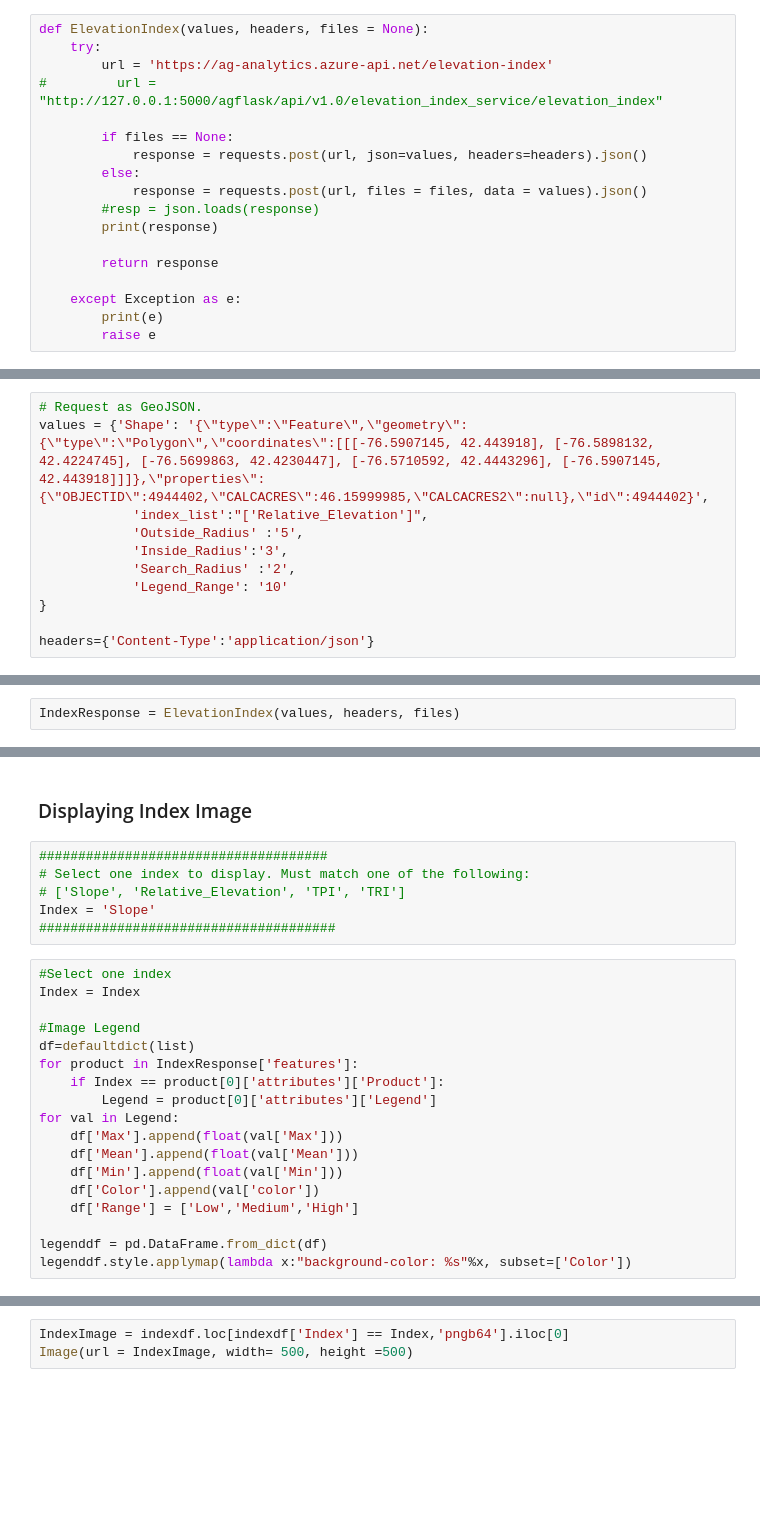
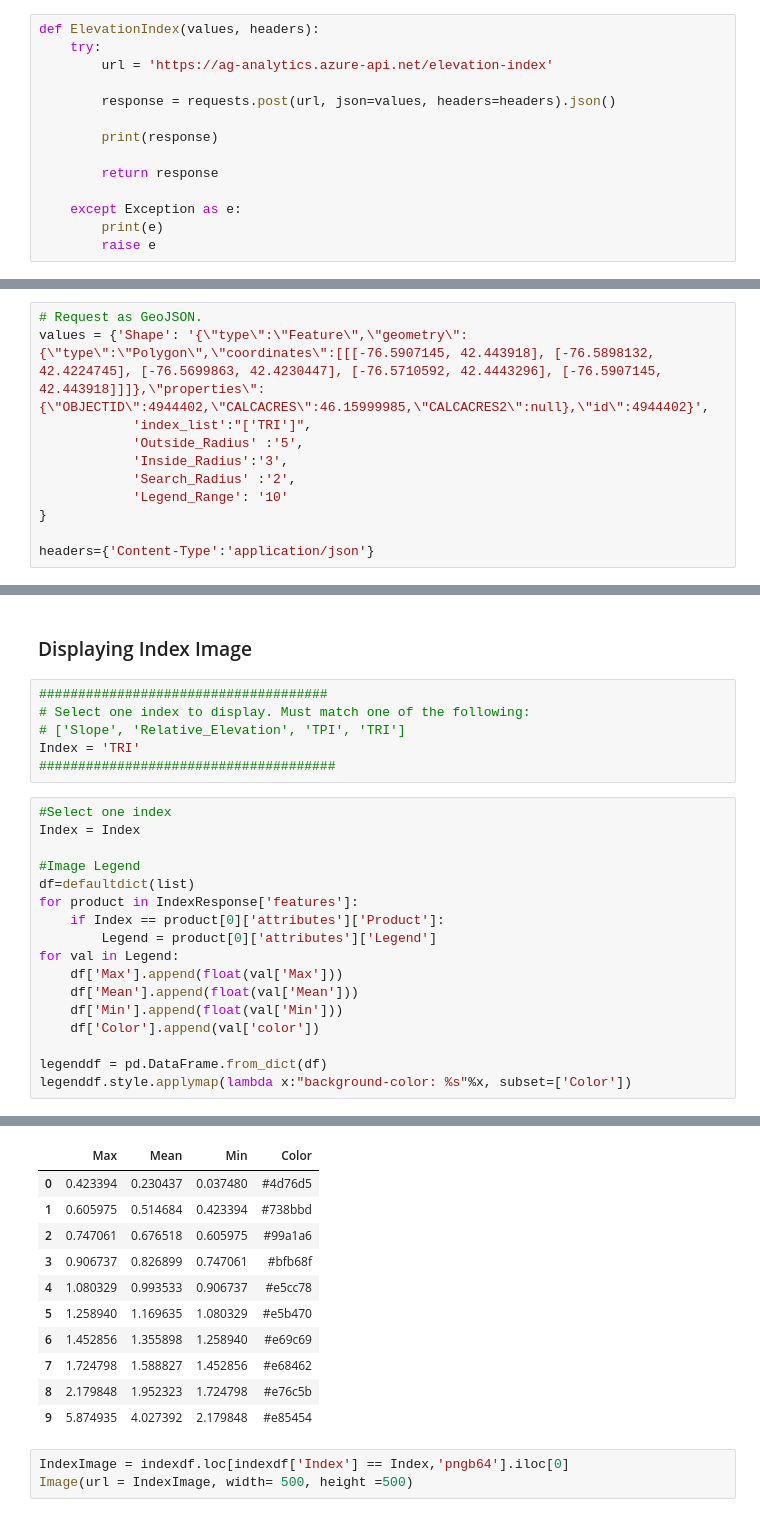
Before and after one commit to woodardjoshua/API_AgAnalytics, a Jupyter notebook: Elevation_Index/Ag-Analytics - Elevation Index API - Demo.ipynb, the cells around one changed output, grey strips where cells are left out. Cells and saved outputs as stored; diff of their text form; blank space fills up the shorter version.

```diff
--- a/Elevation_Index/Ag-Analytics - Elevation Index API - Demo.ipynb
+++ b/Elevation_Index/Ag-Analytics - Elevation Index API - Demo.ipynb
@@ -48,16 +48,12 @@ Request URL:  https://ag-analytics.azure-api.net/elevation-index
 # %% [markdown]
 ### API Function
 # %%
-def ElevationIndex(values, headers, files = None):
+def ElevationIndex(values, headers):
     try:
         url = 'https://ag-analytics.azure-api.net/elevation-index'
-#         url = "http://127.0.0.1:5000/agflask/api/v1.0/elevation_index_service/elevation_index"
 
-        if files == None:
-            response = requests.post(url, json=values, headers=headers).json()
-        else:
-            response = requests.post(url, files = files, data = values).json()
-        #resp = json.loads(response)
+        response = requests.post(url, json=values, headers=headers).json()
+
         print(response)
 
         return response
@@ -70,7 +66,7 @@ def ElevationIndex(values, headers, files = None):
 # %%
 # Request as GeoJSON.
 values = {'Shape': '{\"type\":\"Feature\",\"geometry\":{\"type\":\"Polygon\",\"coordinates\":[[[-76.5907145, 42.443918], [-76.5898132, 42.4224745], [-76.5699863, 42.4230447], [-76.5710592, 42.4443296], [-76.5907145, 42.443918]]]},\"properties\":{\"OBJECTID\":4944402,\"CALCACRES\":46.15999985,\"CALCACRES2\":null},\"id\":4944402}',
-            'index_list':"['Relative_Elevation']",
+            'index_list':"['TRI']",
             'Outside_Radius' :'5',
             'Inside_Radius':'3',
             'Search_Radius' :'2',
@@ -111,2 +80,0 @@ headers={'Content-Type':'multipart/form-data'}
-# %%
-IndexResponse = ElevationIndex(values, headers, files)
@@ -139,7 +102,7 @@ indexdf
 #####################################
 # Select one index to display. Must match one of the following:
 # ['Slope', 'Relative_Elevation', 'TPI', 'TRI']
-Index = 'Slope'
+Index = 'TRI'
 ######################################
 # %%
 #Select one index
@@ -155,7 +118,6 @@ for val in Legend:
     df['Mean'].append(float(val['Mean']))
     df['Min'].append(float(val['Min']))
     df['Color'].append(val['color'])
-    df['Range'] = ['Low','Medium','High']
 
 legenddf = pd.DataFrame.from_dict(df)
 legenddf.style.applymap(lambda x:"background-color: %s"%x, subset=['Color'])
@@ -164,3 +125,14 @@ ValueError: arrays must all be same length
+|  | Max | Mean | Min | Color |
+| 0 | 0.423394 | 0.230437 | 0.037480 | #4d76d5 |
+| 1 | 0.605975 | 0.514684 | 0.423394 | #738bbd |
+| 2 | 0.747061 | 0.676518 | 0.605975 | #99a1a6 |
+| 3 | 0.906737 | 0.826899 | 0.747061 | #bfb68f |
+| 4 | 1.080329 | 0.993533 | 0.906737 | #e5cc78 |
+| 5 | 1.258940 | 1.169635 | 1.080329 | #e5b470 |
+| 6 | 1.452856 | 1.355898 | 1.258940 | #e69c69 |
+| 7 | 1.724798 | 1.588827 | 1.452856 | #e68462 |
+| 8 | 2.179848 | 1.952323 | 1.724798 | #e76c5b |
+| 9 | 5.874935 | 4.027392 | 2.179848 | #e85454 |
 # %%
 IndexImage = indexdf.loc[indexdf['Index'] == Index,'pngb64'].iloc[0]
 Image(url = IndexImage, width= 500, height =500)
```
Also changed, not shown: parts of 10 cells of this notebook.
